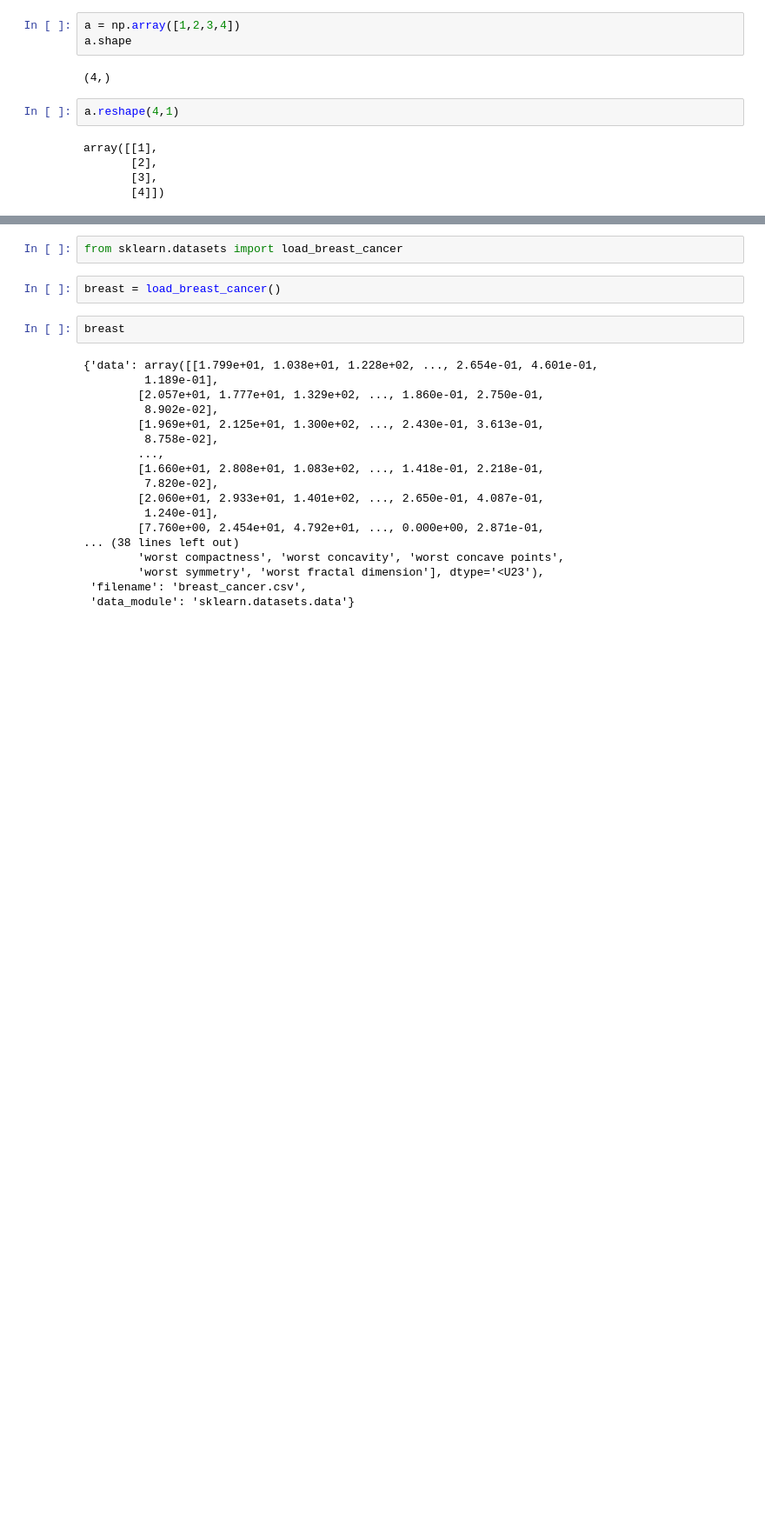
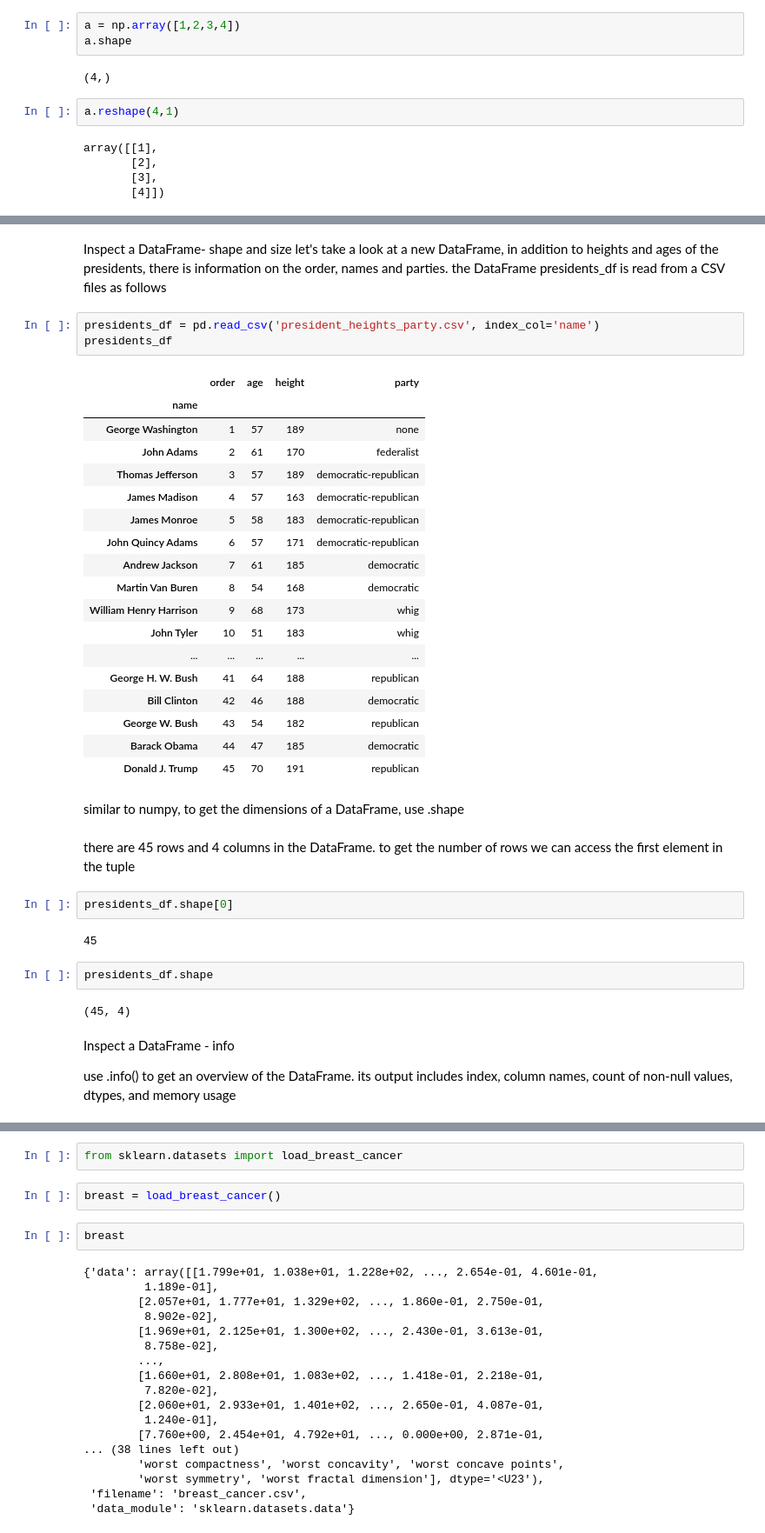
Before and after one commit to kassidy10/Developer, a Jupyter notebook: sololearn/DataScience.ipynb, the cells around one changed output, grey strips where cells are left out. Shown at 87% size. Drawn from its saved outputs; the diff is of its cells as text; blank space fills up the shorter version.

```diff
--- a/sololearn/DataScience.ipynb
+++ b/sololearn/DataScience.ipynb
@@ -118,0 +196,41 @@ array([[1],
+# %% [markdown]
+Inspect a DataFrame- shape and size
+let's take a look at a new DataFrame, in addition to heights and ages of the presidents, there is information on the order, names and parties. the DataFrame presidents_df is read from a CSV files as follows
+# %%
+presidents_df = pd.read_csv('president_heights_party.csv', index_col='name')
+presidents_df
+# %% [output]
+|  | order | age | height | party |
+| name |  |  |  |  |
+| George Washington | 1 | 57 | 189 | none |
+| John Adams | 2 | 61 | 170 | federalist |
+| Thomas Jefferson | 3 | 57 | 189 | democratic-republican |
+| James Madison | 4 | 57 | 163 | democratic-republican |
+| James Monroe | 5 | 58 | 183 | democratic-republican |
+| John Quincy Adams | 6 | 57 | 171 | democratic-republican |
+| Andrew Jackson | 7 | 61 | 185 | democratic |
+| Martin Van Buren | 8 | 54 | 168 | democratic |
+| William Henry Harrison | 9 | 68 | 173 | whig |
+| John Tyler | 10 | 51 | 183 | whig |
+| ... | ... | ... | ... | ... |
+| George H. W. Bush | 41 | 64 | 188 | republican |
+| Bill Clinton | 42 | 46 | 188 | democratic |
+| George W. Bush | 43 | 54 | 182 | republican |
+| Barack Obama | 44 | 47 | 185 | democratic |
+| Donald J. Trump | 45 | 70 | 191 | republican |
+# %% [markdown]
+similar to numpy, to get the dimensions of a DataFrame, use .shape
+# %% [markdown]
+there are 45 rows and 4 columns in the DataFrame. to get the number of rows we can access the first element in the tuple
+# %%
+presidents_df.shape[0]
+# %% [output]
+45
+# %%
+presidents_df.shape
+# %% [output]
+(45, 4)
+# %% [markdown]
+Inspect a DataFrame - info
+
+use .info() to get an overview of the DataFrame. its output includes index, column names, count of non-null values, dtypes, and memory usage
```
Also changed, not shown: parts of 55 cells of this notebook, 1 other file.
